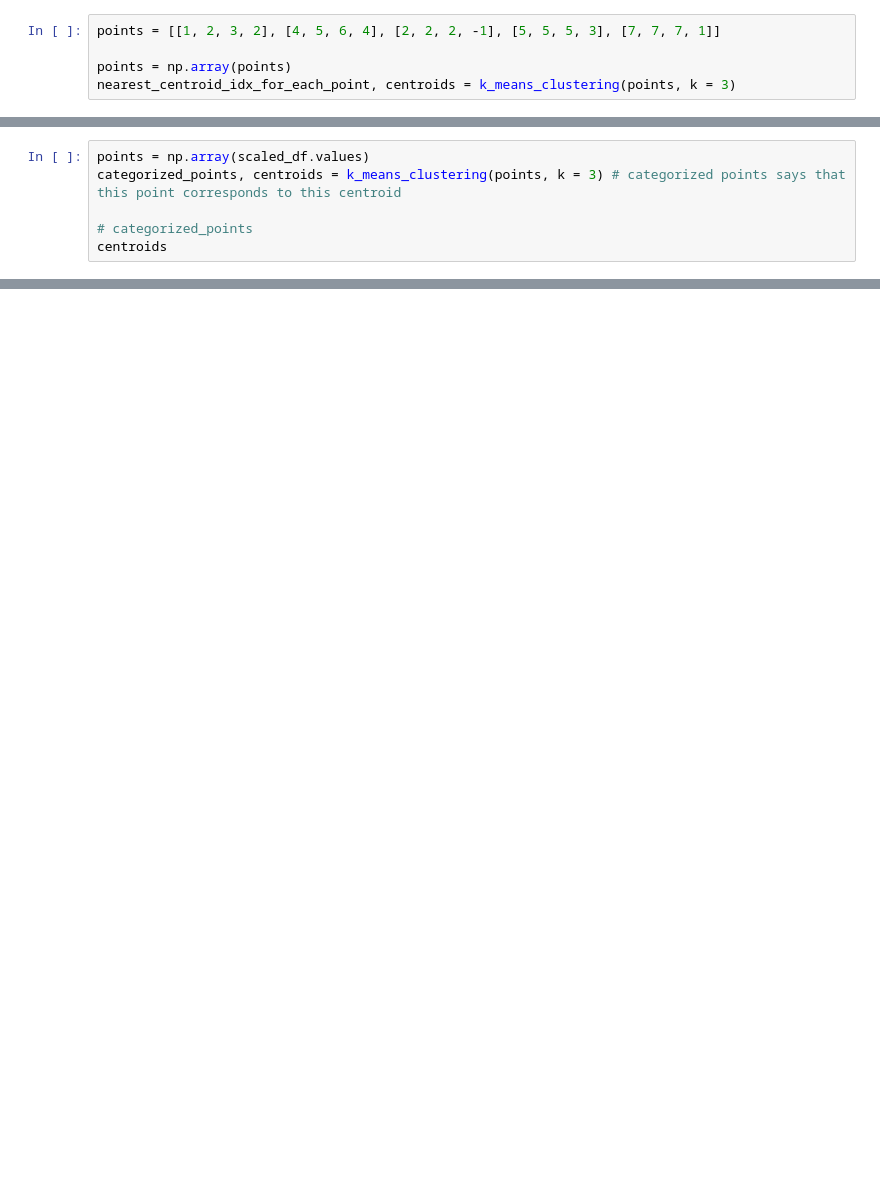
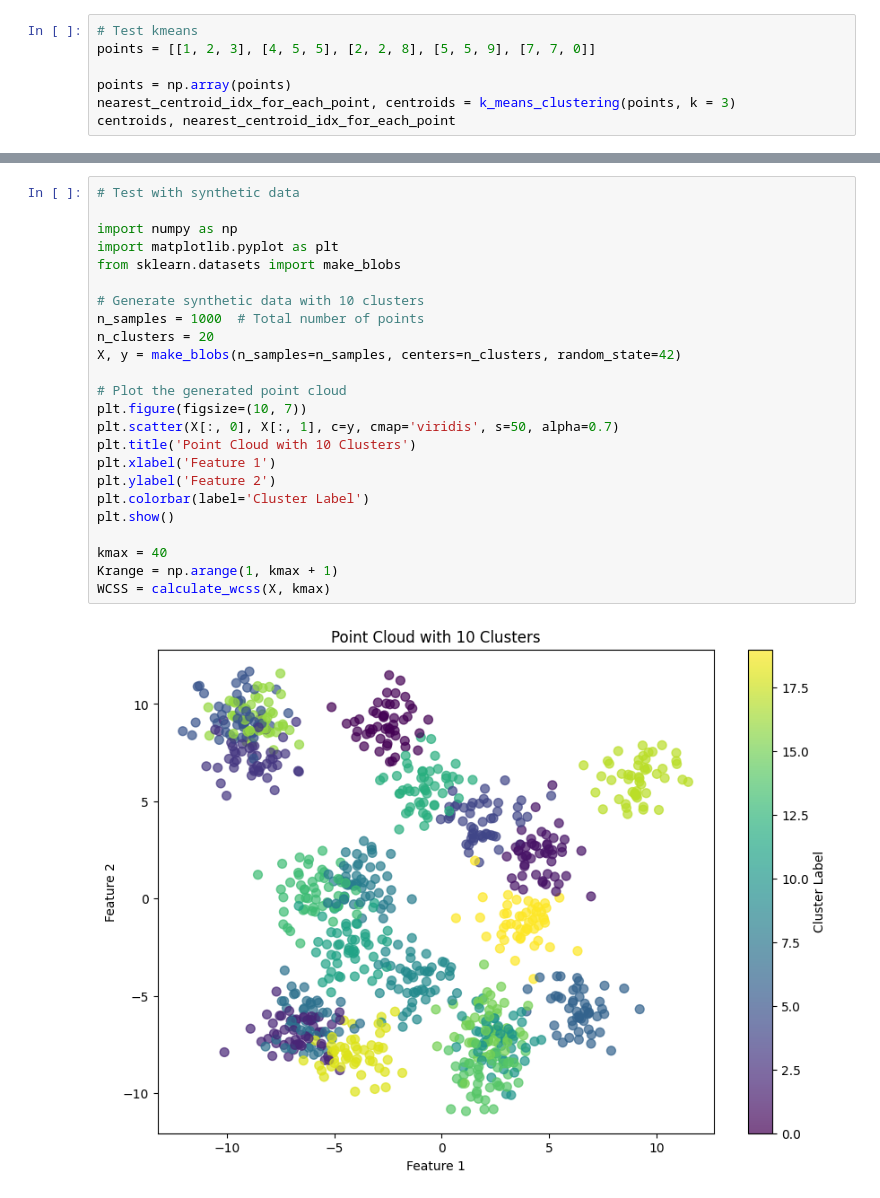
Before and after one commit to Sina-Akhavi/AI-algorithms, a Jupyter notebook: kmeans/kmean.ipynb, the cells around one changed output, grey strips where cells are left out. Saved outputs shown, nothing was run; the diff lists cells and outputs as text; blank space fills up the shorter version.

```diff
--- a/kmeans/kmean.ipynb
+++ b/kmeans/kmean.ipynb
@@ -228,6 +87,8 @@ def create_centroid_cluster_structure(data, k):
 # %%
-points = [[1, 2, 3, 2], [4, 5, 6, 4], [2, 2, 2, -1], [5, 5, 5, 3], [7, 7, 7, 1]]
+# Test kmeans
+points = [[1, 2, 3], [4, 5, 5], [2, 2, 8], [5, 5, 9], [7, 7, 0]]
 
 points = np.array(points)
 nearest_centroid_idx_for_each_point, centroids = k_means_clustering(points, k = 3)
+centroids, nearest_centroid_idx_for_each_point
 # %% [output]
@@ -239,6 +98,0 @@ nearest_centroid_idx_for_each_point
-# %%
-points = np.array(scaled_df.values)
-categorized_points, centroids = k_means_clustering(points, k = 3) # categorized points says that this point corresponds to this centroid
-
-# categorized_points
-centroids
@@ -244,0 +208,26 @@ centroids
+# %%
+# Test with synthetic data
+
+import numpy as np
+import matplotlib.pyplot as plt
+from sklearn.datasets import make_blobs
+
+# Generate synthetic data with 10 clusters
+n_samples = 1000  # Total number of points
+n_clusters = 20
+X, y = make_blobs(n_samples=n_samples, centers=n_clusters, random_state=42)
+
+# Plot the generated point cloud
+plt.figure(figsize=(10, 7))
+plt.scatter(X[:, 0], X[:, 1], c=y, cmap='viridis', s=50, alpha=0.7)
+plt.title('Point Cloud with 10 Clusters')
+plt.xlabel('Feature 1')
+plt.ylabel('Feature 2')
+plt.colorbar(label='Cluster Label')
+plt.show()
+
+kmax = 40
+Krange = np.arange(1, kmax + 1)
+WCSS = calculate_wcss(X, kmax)
+# %% [output]
+[figure, added]
```
Also changed, not shown: parts of 26 cells of this notebook, 1 other file.
